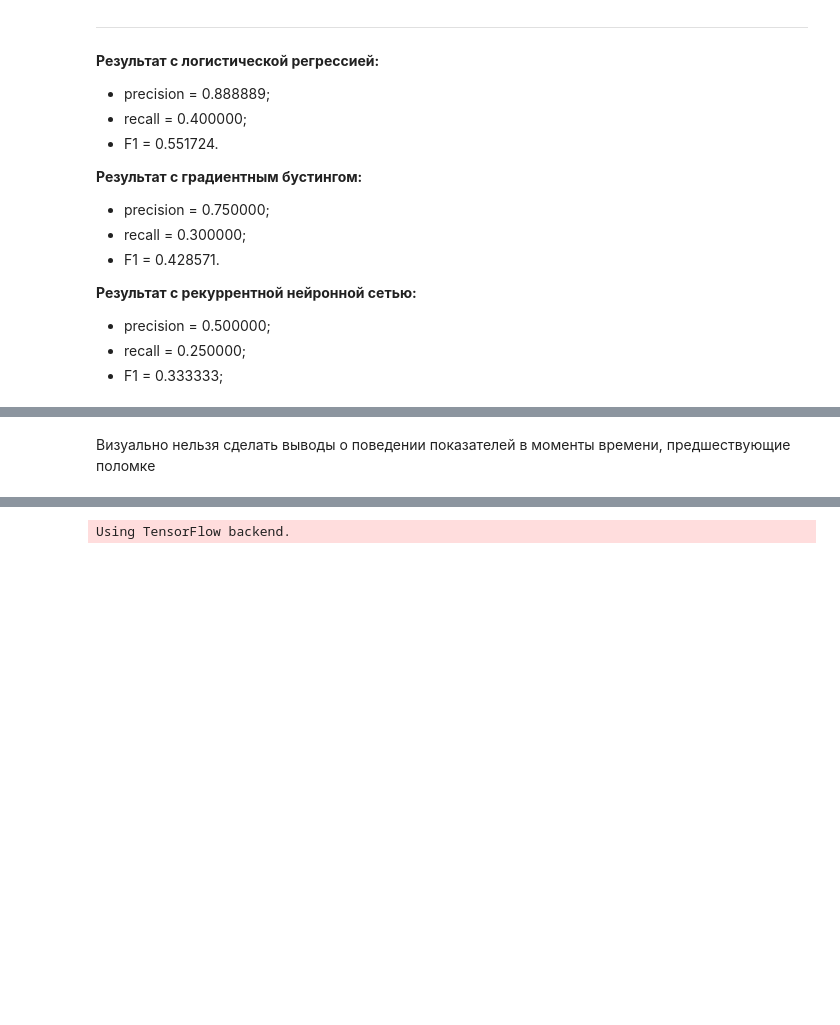
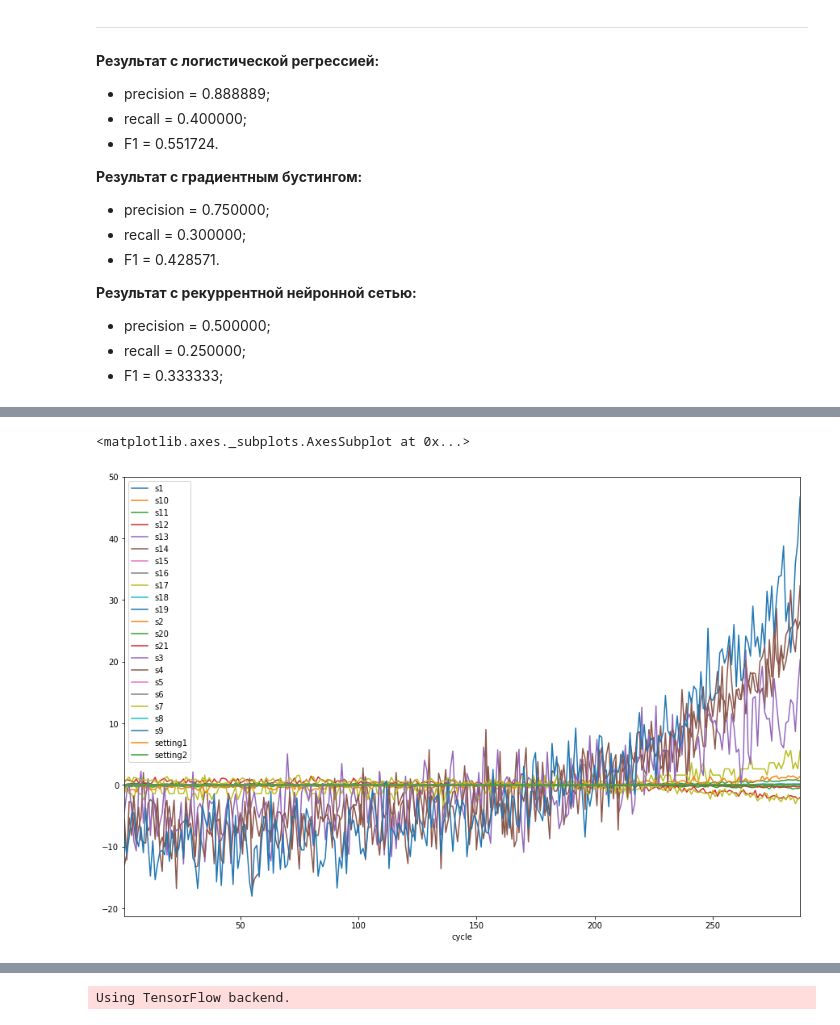
Before and after one commit to elwisLloyd/sap_test, a Jupyter notebook: sap.ipynb, the cells around one changed output, grey strips where cells are left out. Saved outputs shown, nothing was run; the diff lists cells and outputs as text; code cells hidden in the pictures; blank space fills up the shorter version.

```diff
--- a/sap.ipynb
+++ b/sap.ipynb
@@ -92,2 +89,16 @@ See the caveats in the documentation: http://pandas.pydata.org/pandas-docs/stabl
-# %% [markdown]
-Визуально нельзя сделать выводы о поведении показателей в моменты времени, предшествующие поломке
+# %%
+df = data[data["id"]=='Engine_2']
+columns = list(df)
+del columns[0]
+del columns[0]
+for name in columns:
+  try:
+      df[name] = df[name].str.replace(',', '.')
+      df[name] = df[name].astype(float)
+      df[name] -= df[name].mean()
+  except:
+      df[name] -= df[name].mean()
+df.plot.line(x='cycle', y=columns, figsize = (15, 10))
+# %% [output]
+<matplotlib.axes._subplots.AxesSubplot at 0x...>
+[figure, added]
```
Also changed, not shown: parts of 14 cells of this notebook.
